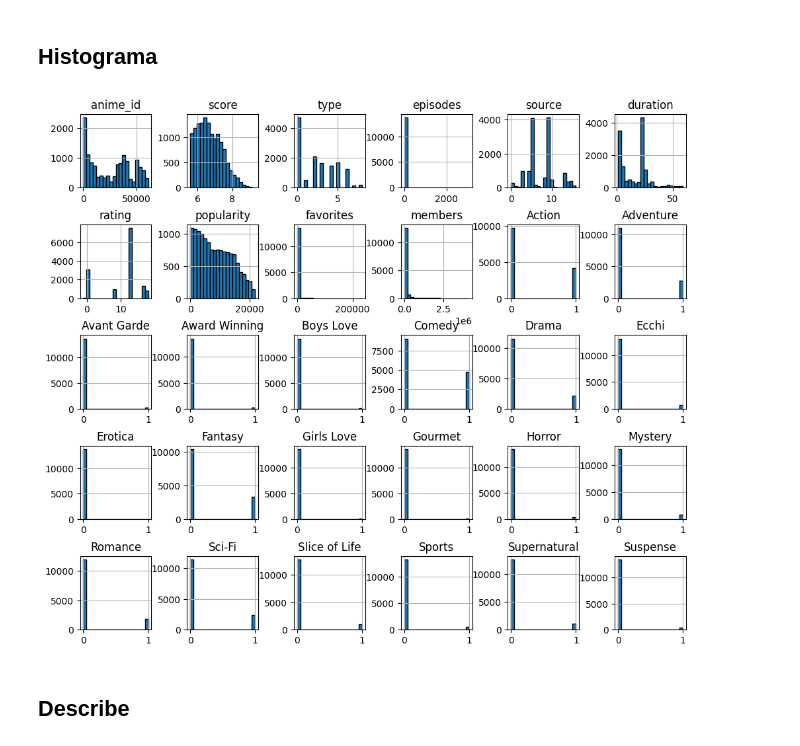
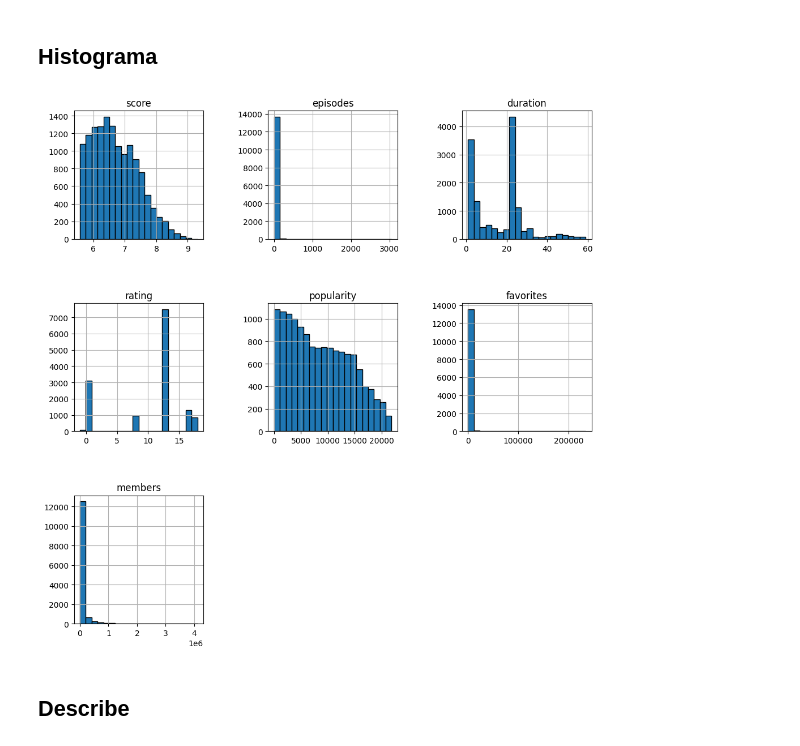
Before and after one commit to Symicy/ProiectSisteme, a Jupyter notebook: jupnote.ipynb, the cells around one changed output. Drawn from its saved outputs; the diff is of its cells as text; code cells hidden in the pictures.

```diff
--- a/jupnote.ipynb
+++ b/jupnote.ipynb
@@ -112,6 +116,2 @@ df["source"] = df["source"].cat.codes
 # %% [markdown]
 ### Coloana 'type'
-# %%
-df['type'] = df['type'].fillna('TV')
-# Convertirea coloanei 'type' la valori numerice folosind factorize()
-df['type'] = pd.factorize(df['type'])[0]
@@ -139,0 +174,17 @@ df['producers'] = df['producers'].fillna('Unknown')
+# %%
+# Înlocuiește valorile NaN din coloana 'producers' cu 'Unknown'
+df['producers'] = df['producers'].fillna('Unknown')
+
+# Creează coloane binare pentru fiecare producător folosind get_dummies
+producers_dummies = df['producers'].str.get_dummies(sep=', ')
+
+# Adaugă prefixul 'producers_' la fiecare coloană generată
+producers_dummies = producers_dummies.add_prefix('producers_')
+
+# Concatenează DataFrame-ul original cu DataFrame-ul producătorilor codificați
+df = pd.concat([df, producers_dummies], axis=1)
+
+# Elimină coloana originală 'producers'
+df.drop(columns=['producers'], inplace=True)
+
+producers_dummies
@@ -144,0 +207,13 @@ df['studios'] = df['studios'].fillna('Unknown')
+# %%
+# Înlocuiește valorile NaN din coloana 'studios' cu 'Unknown'
+df['studios'] = df['studios'].fillna('Unknown')
+# Creează coloane binare pentru fiecare studio folosind get_dummies
+studios_dummies = df['studios'].str.get_dummies(sep=', ')
+# Adaugă prefixul 'studios_' la fiecare coloană generată
+studios_dummies = studios_dummies.add_prefix('studios_')
+# Concatenează DataFrame-ul original cu DataFrame-ul studiourilor codificați
+df = pd.concat([df, studios_dummies], axis=1)
+# Elimină coloana originală 'studios'
+df.drop(columns=['studios'], inplace=True)
+
+studios_dummies
@@ -166,12 +255,14 @@ df
 # %% [markdown]
 ## Histograma
 # %%
-df.hist(figsize=(10,10), bins=20, layout=(6,6), edgecolor='black')
+columns_to_plot = ['score', 'episodes', 'duration','rating','popularity','favorites','members']
+df[columns_to_plot].hist(figsize=(10, 10), bins=20, edgecolor='black')
+
 plt.tight_layout()
 plt.subplots_adjust(hspace=0.5, wspace=0.5)
 plt.show()
 # %% [output]
-[figure, old version]
+[figure, new version]
 # %% [markdown]
 ## Describe
 # %%
```
Also changed, not shown: parts of 22 cells of this notebook.
